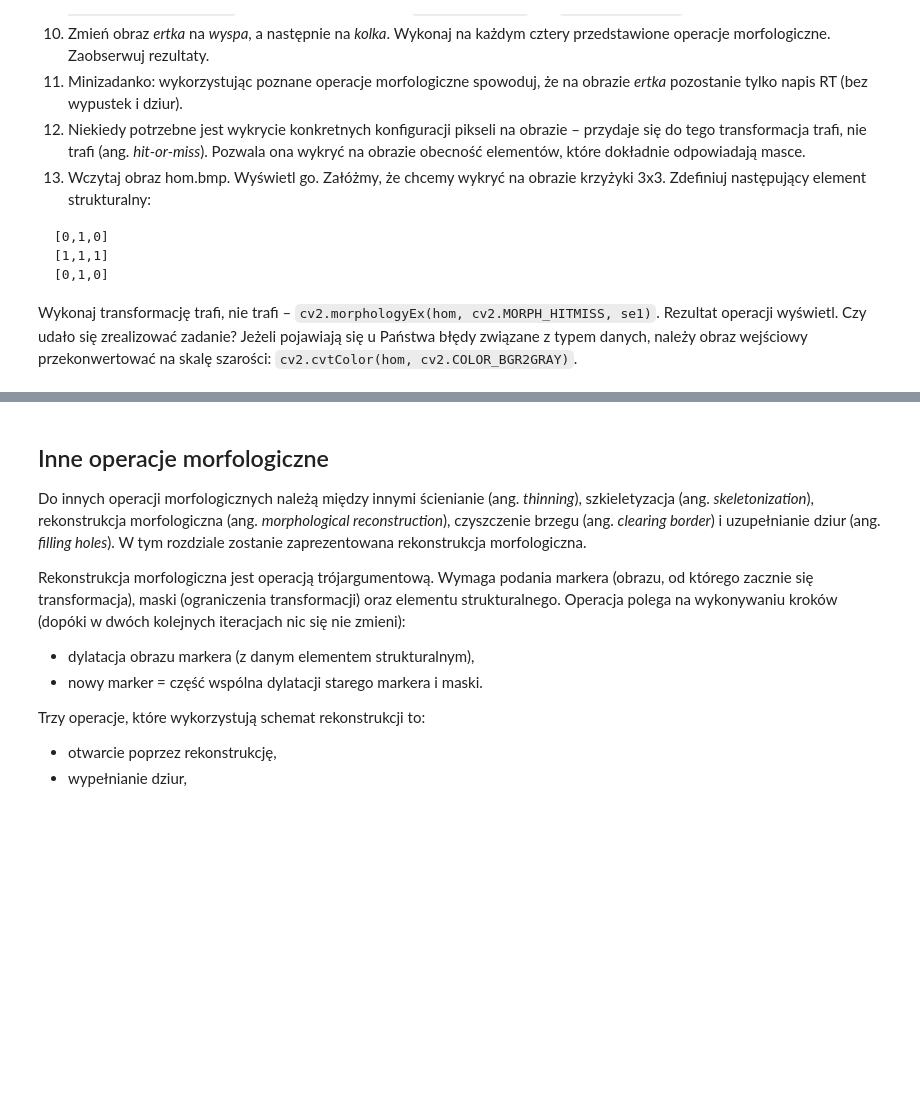
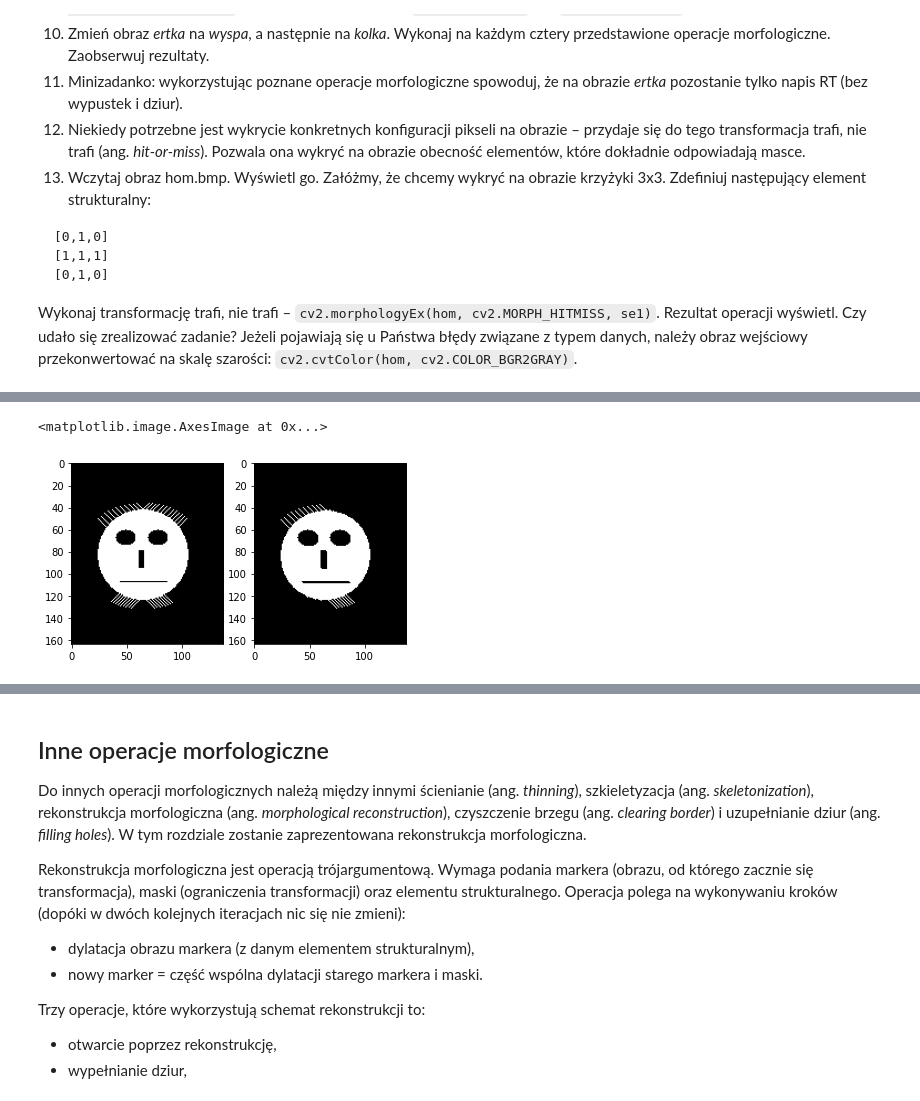
Before and after one commit to prz-ziaja/sem5, a Jupyter notebook: poc/lab10/10_morphology.ipynb, the cells around one changed output, grey strips where cells are left out. Drawn from its saved outputs; the diff is of its cells as text; code cells hidden in the pictures; blank space fills up the shorter version.

```diff
--- a/poc/lab10/10_morphology.ipynb
+++ b/poc/lab10/10_morphology.ipynb
@@ -70,0 +111,12 @@ import numpy as np
+# %%
+fig, axs = plt.subplots(1,2)
+axs[0].imshow(buzka, 'gray')
+left_hairs = np.array([
+    [0,1,0],
+    [0,0,1],
+    [0,0,0]
+],dtype='uint8')
+axs[1].imshow(cv2.erode(buzka,left_hairs),'gray')
+# %% [output]
+<matplotlib.image.AxesImage at 0x...>
+[figure, added]
```
Also changed, not shown: parts of 15 cells of this notebook.
